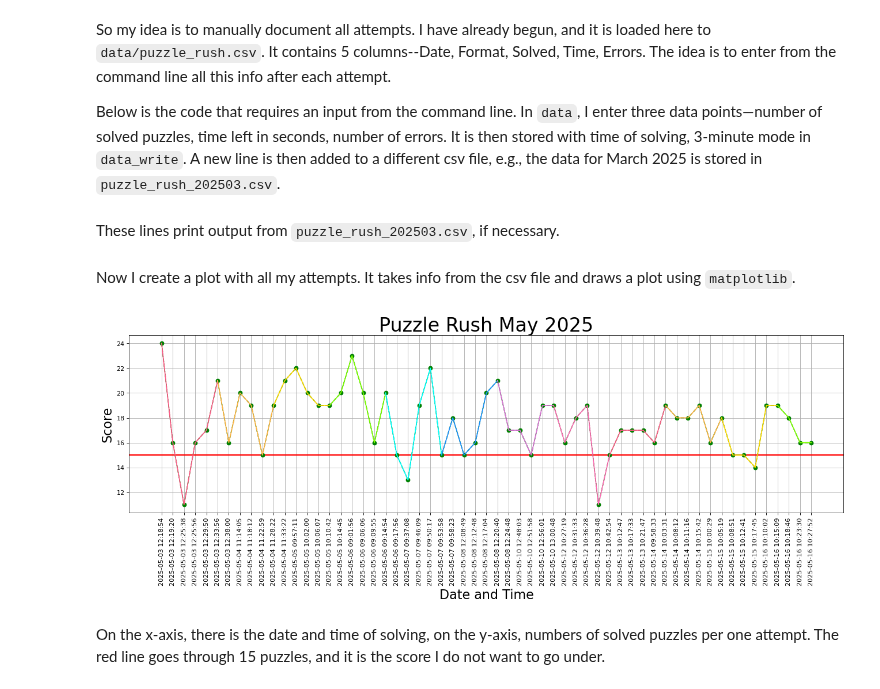
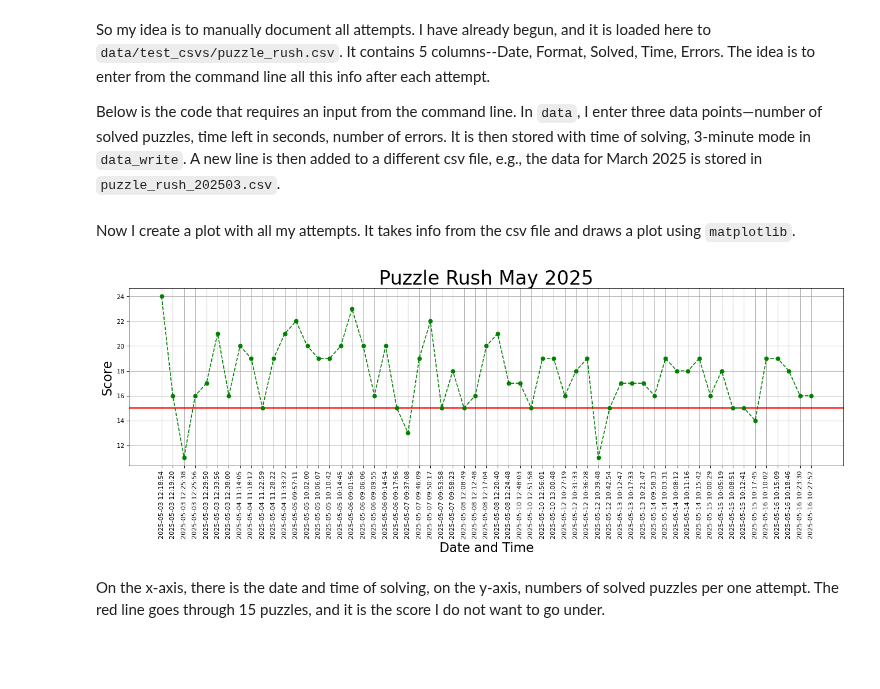
Before and after one commit to mariaonoeva/stat-repo, a Jupyter notebook: chess/puzzle-rush/puzzle_rush.ipynb, the cells around one changed output. Drawn from its saved outputs; the diff is of its cells as text; code cells hidden in the pictures; blank space fills up the shorter version.

```diff
--- a/chess/puzzle-rush/puzzle_rush.ipynb
+++ b/chess/puzzle-rush/puzzle_rush.ipynb
@@ -37,19 +34,24 @@ pprint(url_req.json())
 # %% [markdown]
-So my idea is to manually document all attempts. I have already begun, and it is loaded here to `data/puzzle_rush.csv`. It contains 5 columns--Date, Format, Solved, Time, Errors. The idea is to enter from the command line all this info after each attempt.
+So my idea is to manually document all attempts. I have already begun, and it is loaded here to `data/test_csvs/puzzle_rush.csv`. It contains 5 columns--Date, Format, Solved, Time, Errors. The idea is to enter from the command line all this info after each attempt.
 
 Below is the code that requires an input from the command line. In `data`, I enter three data points—number of solved puzzles, time left in seconds, number of errors. It is then stored with time of solving, 3-minute mode in `data_write`. A new line is then added to a different csv file, e.g., the data for March 2025 is stored in `puzzle_rush_202503.csv`.
 # %%
 from datetime import datetime
 import csv
 
+# for the current month-year
+month_year = datetime(datetime.today().year, datetime.today().month, 1)
+
 data = input('Enter you result (solved puzzles, time left, errors): ')
 data_write = datetime.today().strftime('%Y-%m-%d %H:%M:%S') + ',3,' + data
 
-csv_file = 'data/puzzle_rush_202505.csv'
+# I want to automatically create a csv when a new month
+    # if csv exists, then write there
+    # if not exists, creat a new one with name "puzzle_rush_{month_year.%Y%m}"
+
+csv_file = 'data/csvs/puzzle_rush_202505.csv'
 
 with open(csv_file, 'a', newline='') as csvfile:
     writer = csv.writer(csvfile, delimiter=',')
     writer.writerow(data_write.split(','))
     lines = csv.reader(csvfile)
-# %% [markdown]
-These lines print output from `puzzle_rush_202503.csv`, if necessary.
@@ -63,55 +60,38 @@ Now I create a plot with all my attempts. It takes info from the csv file and dr
 # %%
 import matplotlib.pyplot as plt
 from matplotlib.pyplot import figure
 
-figure(figsize=(20, 5), dpi=80)
+figure(figsize=(20, 5), dpi=80) # fig size
 
 date_time = []
 score = []
 
 with open(csv_file, 'r') as csvfile:
     lines = csv.reader(csvfile, delimiter=',')
     for row in lines:
         date_time.append(row[0])
         score.append(int(row[2]))
 
 # cosmetics
-plt.title("Puzzle Rush May 2025", fontsize=30)
+plt.title(f"Puzzle Rush {month_year.strftime("%B %Y")}", fontsize=30)
 plt.xlabel("Date and Time", fontsize=20)
 plt.ylabel("Score", fontsize=20)
 plt.xticks(rotation=90)
+
 plt.grid()
 
 # draws one red line on y = 15
 plt.axhline(linewidth=2, color='r', y=15)
 
 # data for the plot
 plt.plot(date_time, score, color = 'g', linestyle = 'dashed', marker = 'o')
 
-# Define some colors to cycle through
-colors = plt.cm.tab10.colors  # Or use your own list like ['red', 'blue', 'green', ...]
-
-cute_colors = [
-    "#FF5C8A",  # hot pink
-    "#FFB347",  # bright orange
-    "#FFD700",  # gold yellow
-    "#7FFF00",  # neon green
-    "#00FFFF",  # bright cyan
-    "#1E90FF",  # dodger blue
-    "#DA70D6",  # orchid
-    "#FF69B4",  # pink
-]
-
-# Plot line segments in chunks of 5
-for i in range(0, len(date_time) - 1, 5):
-    # Define chunk indices
-    end = min(i + 5, len(date_time) - 1)
-    plt.plot(date_time[i:end+1], score[i:end+1], color=cute_colors[(i//5) % len(cute_colors)])
+# I want to add time and errorless attempts
 
 plt.savefig('data/pics/puzzle_rush_202505.png', bbox_inches='tight')
 plt.show()
 # %% [output]
-[figure, old version]
+[figure, new version]
 # %% [markdown]
 On the x-axis, there is the date and time of solving, on the y-axis, numbers of solved puzzles per one attempt. The red line goes through 15 puzzles, and it is the score I do not want to go under.
 # %% [markdown]
```
Also changed, not shown: parts of 12 cells of this notebook, 16 other files.
